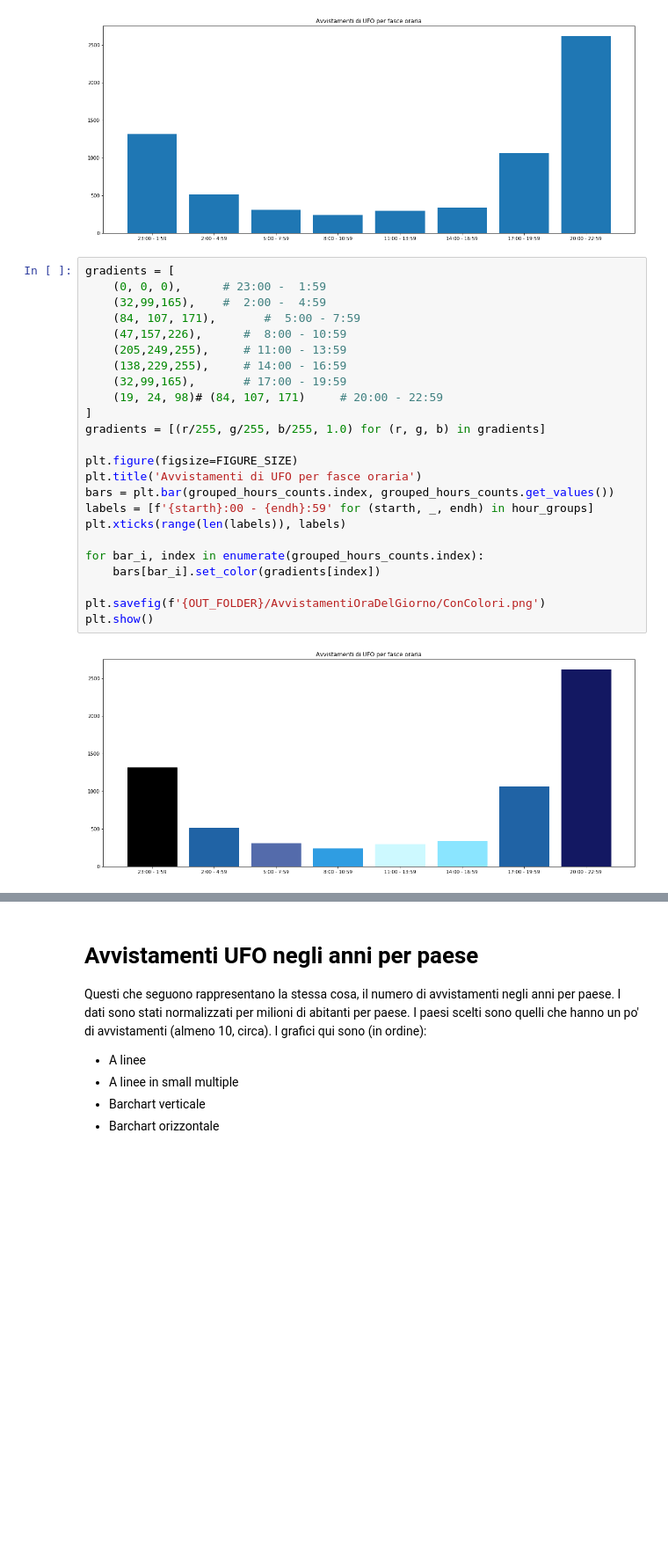
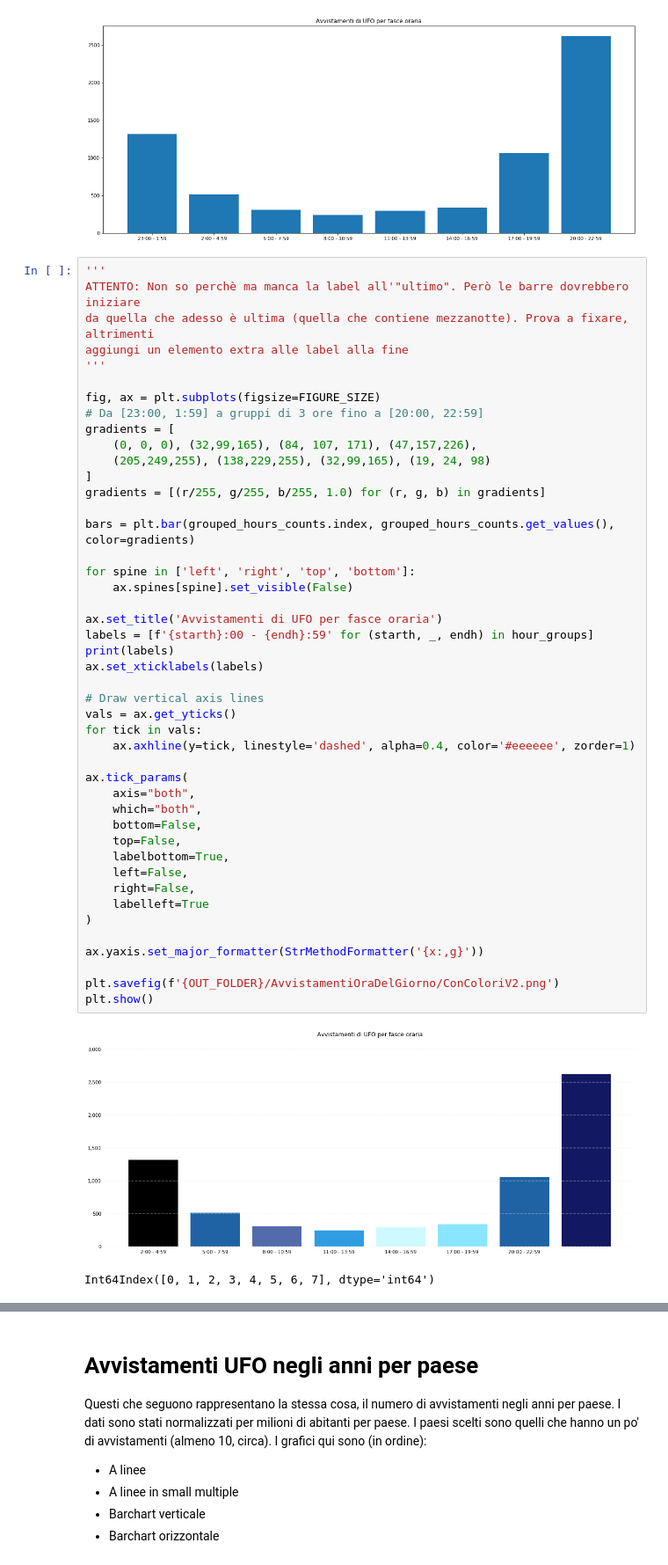
Before and after one commit to mrkct/scivis-progetto, a Jupyter notebook: ufo.ipynb, the cells around one changed output, grey strips where cells are left out. Shown at 88% size. Saved outputs shown, nothing was run; the diff lists cells and outputs as text; blank space fills up the shorter version.

```diff
--- a/ufo.ipynb
+++ b/ufo.ipynb
@@ -48,29 +50,51 @@ plt.savefig(f'{OUT_FOLDER}/AvvistamentiOraDelGiorno/SenzaColori.png')
 plt.show()
 # %% [output]
 [figure]
-# %%
-gradients = [
-    (0, 0, 0),      # 23:00 -  1:59
-    (32,99,165),    #  2:00 -  4:59
-    (84, 107, 171),       #  5:00 - 7:59
-    (47,157,226),      #  8:00 - 10:59
-    (205,249,255),     # 11:00 - 13:59
-    (138,229,255),     # 14:00 - 16:59
-    (32,99,165),       # 17:00 - 19:59
-    (19, 24, 98)# (84, 107, 171)     # 20:00 - 22:59
-]
-gradients = [(r/255, g/255, b/255, 1.0) for (r, g, b) in gradients]
-
-plt.figure(figsize=FIGURE_SIZE)
-plt.title('Avvistamenti di UFO per fasce oraria')
-bars = plt.bar(grouped_hours_counts.index, grouped_hours_counts.get_values())
-labels = [f'{starth}:00 - {endh}:59' for (starth, _, endh) in hour_groups]
-plt.xticks(range(len(labels)), labels)
-
-for bar_i, index in enumerate(grouped_hours_counts.index):
-    bars[bar_i].set_color(gradients[index])
-
-plt.savefig(f'{OUT_FOLDER}/AvvistamentiOraDelGiorno/ConColori.png')
-plt.show()
-# %% [output]
-[figure, removed]
+# %%
+'''
+ATTENTO: Non so perchè ma manca la label all'"ultimo". Però le barre dovrebbero iniziare
+da quella che adesso è ultima (quella che contiene mezzanotte). Prova a fixare, altrimenti
+aggiungi un elemento extra alle label alla fine
+'''
+
+fig, ax = plt.subplots(figsize=FIGURE_SIZE)
+# Da [23:00, 1:59] a gruppi di 3 ore fino a [20:00, 22:59]
+gradients = [
+    (0, 0, 0), (32,99,165), (84, 107, 171), (47,157,226),
+    (205,249,255), (138,229,255), (32,99,165), (19, 24, 98)
+]
+gradients = [(r/255, g/255, b/255, 1.0) for (r, g, b) in gradients]
+
+bars = plt.bar(grouped_hours_counts.index, grouped_hours_counts.get_values(), color=gradients)
+
+for spine in ['left', 'right', 'top', 'bottom']:
+    ax.spines[spine].set_visible(False)
+
+ax.set_title('Avvistamenti di UFO per fasce oraria')
+labels = [f'{starth}:00 - {endh}:59' for (starth, _, endh) in hour_groups]
+print(labels)
+ax.set_xticklabels(labels)
+
+# Draw vertical axis lines
+vals = ax.get_yticks()
+for tick in vals:
+    ax.axhline(y=tick, linestyle='dashed', alpha=0.4, color='#eeeeee', zorder=1)
+
+ax.tick_params(
+    axis="both",
+    which="both",
+    bottom=False,
+    top=False,
+    labelbottom=True,
+    left=False,
+    right=False,
+    labelleft=True
+)
+
+ax.yaxis.set_major_formatter(StrMethodFormatter('{x:,g}'))
+
+plt.savefig(f'{OUT_FOLDER}/AvvistamentiOraDelGiorno/ConColoriV2.png')
+plt.show()
+# %% [output]
+[figure, added]
+Int64Index([0, 1, 2, 3, 4, 5, 6, 7], dtype='int64')
```
Also changed, not shown: parts of 10 cells of this notebook.
